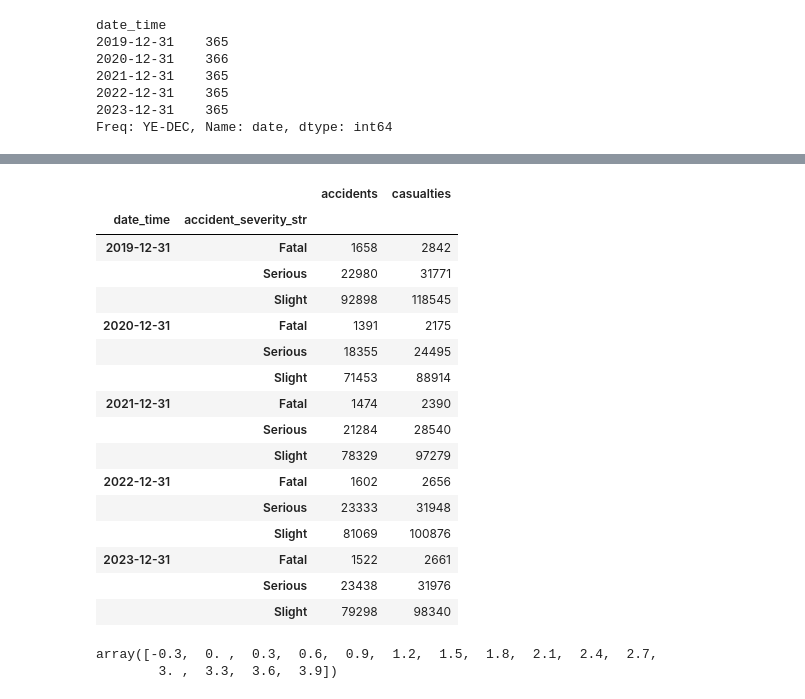
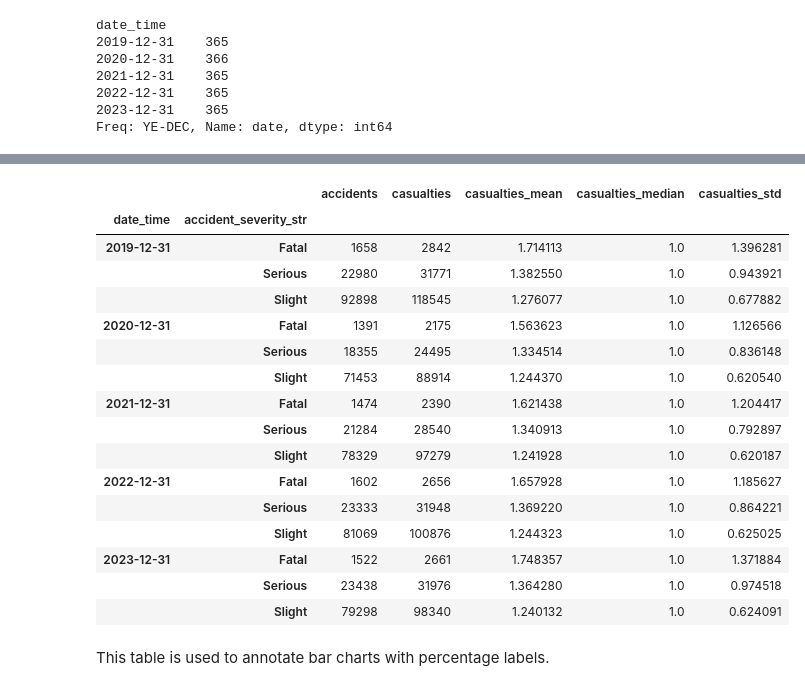
Before and after one commit to andyrids/dataclocklib, a Jupyter notebook: docs/source/tutorial.ipynb, the cells around one changed output, grey strips where cells are left out. Drawn from its saved outputs; the diff is of its cells as text; code cells hidden in the pictures.

```diff
--- a/docs/source/tutorial.ipynb
+++ b/docs/source/tutorial.ipynb
@@ -170,42 +191,42 @@ Freq: YE-DEC, Name: date, dtype: int64
 # %%
 summary_data = (
     data
     .set_index("date_time")
     .filter(
         [
             "accident_index",
             "accident_severity_str",
             "number_of_casualties"
         ]
     )
     .groupby([pd.Grouper(freq="YE"), "accident_severity_str"])
     .agg(
         accidents=pd.NamedAgg(column="accident_index", aggfunc="count"),
-        casualties=pd.NamedAgg(column="number_of_casualties", aggfunc="sum")
+        casualties=pd.NamedAgg(column="number_of_casualties", aggfunc="sum"),
+        casualties_mean=pd.NamedAgg(column="number_of_casualties", aggfunc="mean"),
+        casualties_median=pd.NamedAgg(column="number_of_casualties", aggfunc="median"),
+        casualties_std=pd.NamedAgg(column="number_of_casualties", aggfunc="std"),
     )
 )
 
 summary_data
 # %% [output]
-|  |  | accidents | casualties |
-| date_time | accident_severity_str |  |  |
-| 2019-12-31 | Fatal | 1658 | 2842 |
-|  | Serious | 22980 | 31771 |
-|  | Slight | 92898 | 118545 |
-| 2020-12-31 | Fatal | 1391 | 2175 |
-|  | Serious | 18355 | 24495 |
-|  | Slight | 71453 | 88914 |
-| 2021-12-31 | Fatal | 1474 | 2390 |
-|  | Serious | 21284 | 28540 |
-|  | Slight | 78329 | 97279 |
-| 2022-12-31 | Fatal | 1602 | 2656 |
-|  | Serious | 23333 | 31948 |
-|  | Slight | 81069 | 100876 |
-| 2023-12-31 | Fatal | 1522 | 2661 |
-|  | Serious | 23438 | 31976 |
-|  | Slight | 79298 | 98340 |
+|  |  | accidents | casualties | casualties_mean | casualties_median | casualties_std |
+| date_time | accident_severity_str |  |  |  |  |  |
+| 2019-12-31 | Fatal | 1658 | 2842 | 1.714113 | 1.0 | 1.396281 |
+|  | Serious | 22980 | 31771 | 1.382550 | 1.0 | 0.943921 |
+|  | Slight | 92898 | 118545 | 1.276077 | 1.0 | 0.677882 |
+| 2020-12-31 | Fatal | 1391 | 2175 | 1.563623 | 1.0 | 1.126566 |
+|  | Serious | 18355 | 24495 | 1.334514 | 1.0 | 0.836148 |
+|  | Slight | 71453 | 88914 | 1.244370 | 1.0 | 0.620540 |
+| 2021-12-31 | Fatal | 1474 | 2390 | 1.621438 | 1.0 | 1.204417 |
+|  | Serious | 21284 | 28540 | 1.340913 | 1.0 | 0.792897 |
+|  | Slight | 78329 | 97279 | 1.241928 | 1.0 | 0.620187 |
+| 2022-12-31 | Fatal | 1602 | 2656 | 1.657928 | 1.0 | 1.185627 |
+|  | Serious | 23333 | 31948 | 1.369220 | 1.0 | 0.864221 |
+|  | Slight | 81069 | 100876 | 1.244323 | 1.0 | 0.625025 |
+| 2023-12-31 | Fatal | 1522 | 2661 | 1.748357 | 1.0 | 1.371884 |
+|  | Serious | 23438 | 31976 | 1.364280 | 1.0 | 0.974518 |
+|  | Slight | 79298 | 98340 | 1.240132 | 1.0 | 0.624091 |
-# %%
-np.arange(-0.3, 14*0.3, 0.3)
-# %% [output]
-array([-0.3,  0. ,  0.3,  0.6,  0.9,  1.2,  1.5,  1.8,  2.1,  2.4,  2.7,
-        3. ,  3.3,  3.6,  3.9])
+# %% [markdown]
+This table is used to annotate bar charts with percentage labels.
```
Also changed, not shown: parts of 26 cells of this notebook.
